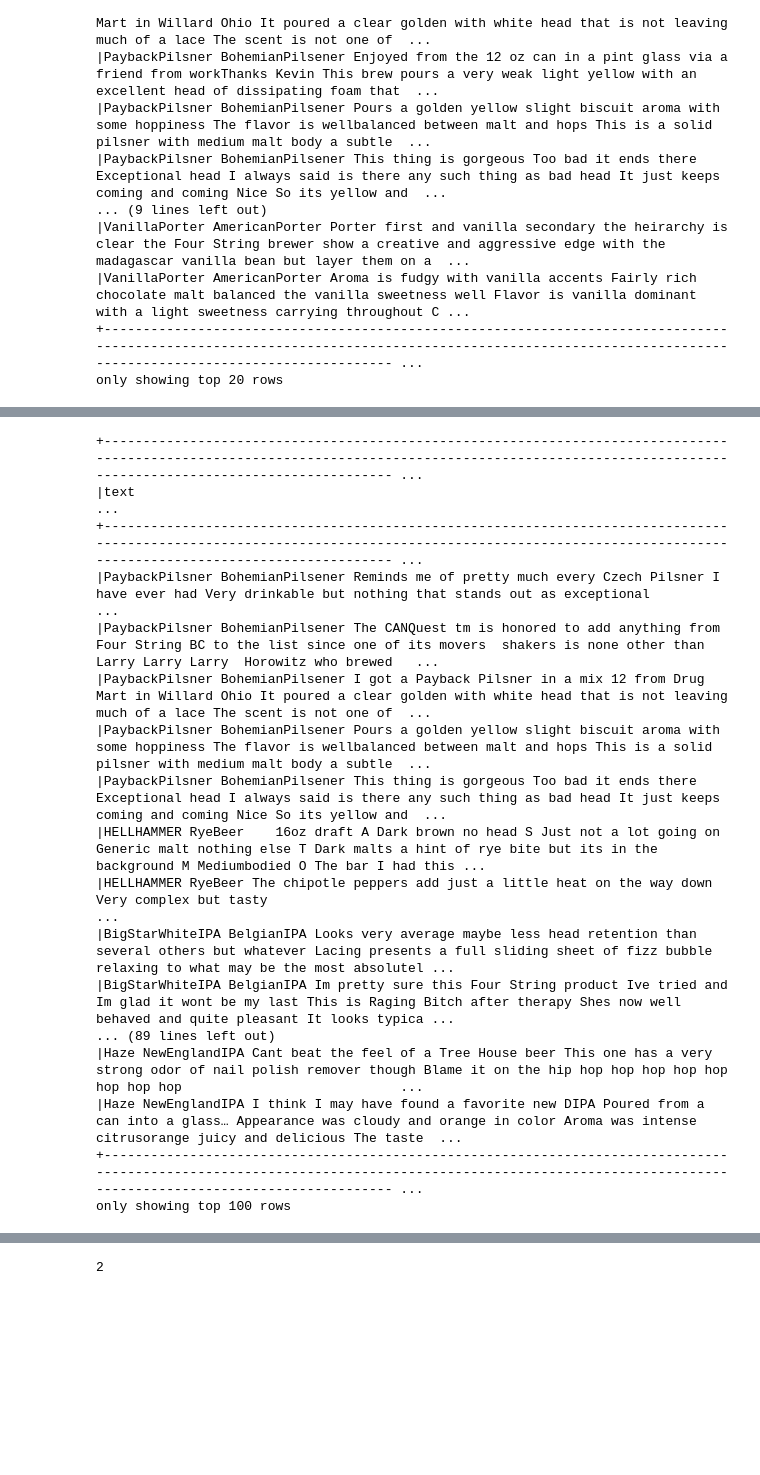
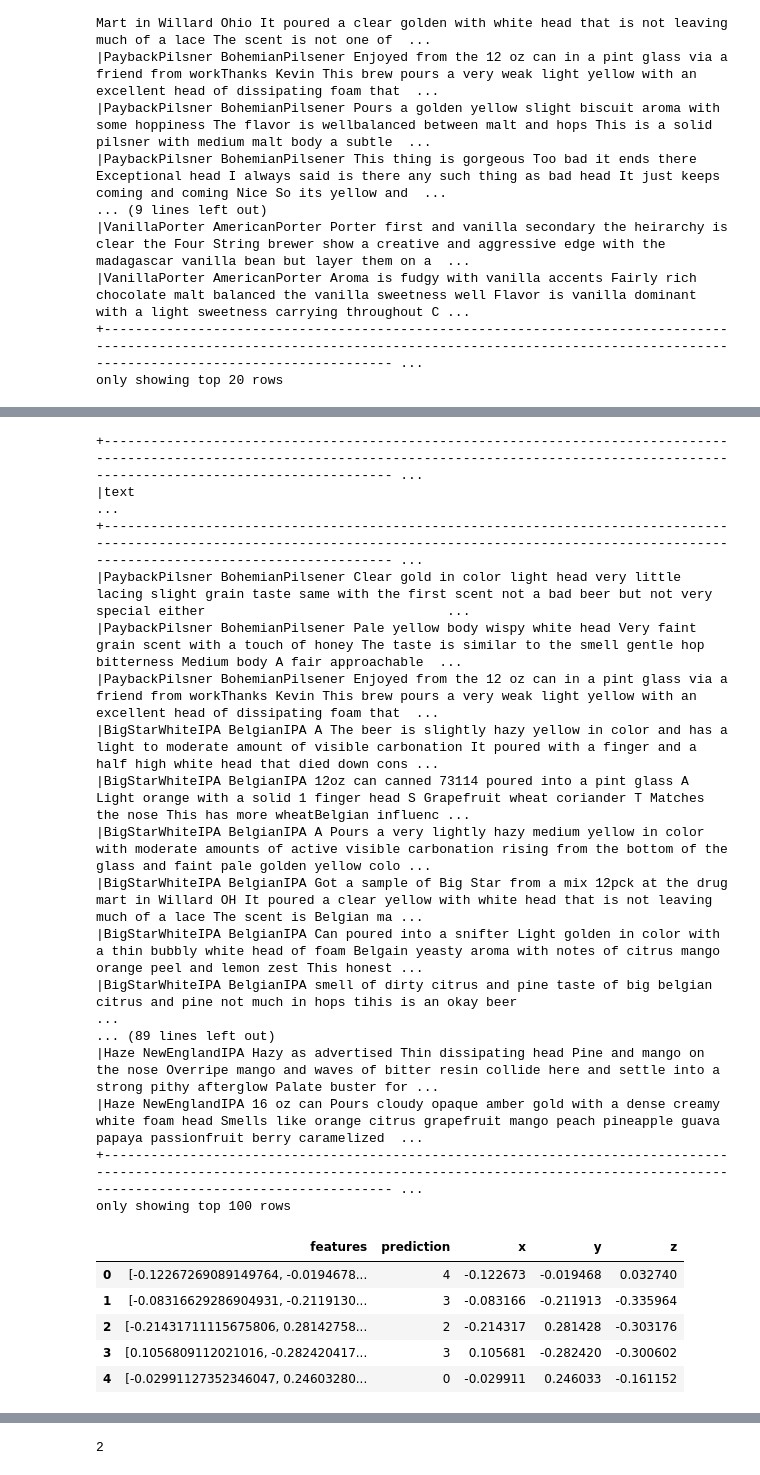
Before and after one commit to jenmusdat/BeerMachineLearning, a Jupyter notebook: Analysis/Jay_word2vec.ipynb, the cells around one changed output, grey strips where cells are left out. Cells and saved outputs as stored; diff of their text form; code cells hidden in the pictures; blank space fills up the shorter version.

```diff
--- a/Analysis/Jay_word2vec.ipynb
+++ b/Analysis/Jay_word2vec.ipynb
@@ -676,22 +709,22 @@ predictions.show()
 only showing top 20 rows
 # %%
 # See if the predicted grouping seeing logical
-predictions.filter("prediction=0").show(100, truncate=False)
+predictions.filter("prediction=3").show(100, truncate=False)
 # %% [output]
 +------------------------------------------------------------------------------------------------------------------------------------------------------------------------------------------------------- ...
 |text                                                                                                                                                                                                    ...
 +------------------------------------------------------------------------------------------------------------------------------------------------------------------------------------------------------- ...
-|PaybackPilsner BohemianPilsener Reminds me of pretty much every Czech Pilsner I have ever had Very drinkable but nothing that stands out as exceptional                                                 ...
-|PaybackPilsner BohemianPilsener The CANQuest tm is honored to add anything from Four String BC to the list since one of its movers  shakers is none other than Larry Larry Larry  Horowitz who brewed   ...
-|PaybackPilsner BohemianPilsener I got a Payback Pilsner in a mix 12 from Drug Mart in Willard Ohio It poured a clear golden with white head that is not leaving much of a lace The scent is not one of  ...
-|PaybackPilsner BohemianPilsener Pours a golden yellow slight biscuit aroma with some hoppiness The flavor is wellbalanced between malt and hops This is a solid pilsner with medium malt body a subtle  ...
-|PaybackPilsner BohemianPilsener This thing is gorgeous Too bad it ends there Exceptional head I always said is there any such thing as bad head It just keeps coming and coming Nice So its yellow and  ...
-|HELLHAMMER RyeBeer    16oz draft A Dark brown no head S Just not a lot going on Generic malt nothing else T Dark malts a hint of rye bite but its in the background M Mediumbodied O The bar I had this ...
-|HELLHAMMER RyeBeer The chipotle peppers add just a little heat on the way down Very complex but tasty                                                                                                   ...
-|BigStarWhiteIPA BelgianIPA Looks very average maybe less head retention than several others but whatever Lacing presents a full sliding sheet of fizz bubble relaxing to what may be the most absolutel ...
-|BigStarWhiteIPA BelgianIPA Im pretty sure this Four String product Ive tried and Im glad it wont be my last This is Raging Bitch after therapy Shes now well behaved and quite pleasant It looks typica ...
+|PaybackPilsner BohemianPilsener Clear gold in color light head very little lacing slight grain taste same with the first scent not a bad beer but not very special either                               ...
+|PaybackPilsner BohemianPilsener Pale yellow body wispy white head Very faint grain scent with a touch of honey The taste is similar to the smell gentle hop bitterness Medium body A fair approachable  ...
+|PaybackPilsner BohemianPilsener Enjoyed from the 12 oz can in a pint glass via a friend from workThanks Kevin This brew pours a very weak light yellow with an excellent head of dissipating foam that  ...
+|BigStarWhiteIPA BelgianIPA A The beer is slightly hazy yellow in color and has a light to moderate amount of visible carbonation It poured with a finger and a half high white head that died down cons ...
+|BigStarWhiteIPA BelgianIPA 12oz can canned 73114 poured into a pint glass A Light orange with a solid 1 finger head S Grapefruit wheat coriander T Matches the nose This has more wheatBelgian influenc ...
+|BigStarWhiteIPA BelgianIPA A Pours a very lightly hazy medium yellow in color with moderate amounts of active visible carbonation rising from the bottom of the glass and faint pale golden yellow colo ...
+|BigStarWhiteIPA BelgianIPA Got a sample of Big Star from a mix 12pck at the drug mart in Willard OH It poured a clear yellow with white head that is not leaving much of a lace The scent is Belgian ma ...
+|BigStarWhiteIPA BelgianIPA Can poured into a snifter Light golden in color with a thin bubbly white head of foam Belgain yeasty aroma with notes of citrus mango orange peel and lemon zest This honest ...
+|BigStarWhiteIPA BelgianIPA smell of dirty citrus and pine taste of big belgian citrus and pine not much in hops tihis is an okay beer                                                                   ...
 ... (89 lines left out)
-|Haze NewEnglandIPA Cant beat the feel of a Tree House beer This one has a very strong odor of nail polish remover though Blame it on the hip hop hop hop hop hop hop hop hop                            ...
-|Haze NewEnglandIPA I think I may have found a favorite new DIPA Poured from a can into a glass… Appearance was cloudy and orange in color Aroma was intense citrusorange juicy and delicious The taste  ...
+|Haze NewEnglandIPA Hazy as advertised Thin dissipating head Pine and mango on the nose Overripe mango and waves of bitter resin collide here and settle into a strong pithy afterglow Palate buster for ...
+|Haze NewEnglandIPA 16 oz can Pours cloudy opaque amber gold with a dense creamy white foam head Smells like orange citrus grapefruit mango peach pineapple guava papaya passionfruit berry caramelized  ...
 +------------------------------------------------------------------------------------------------------------------------------------------------------------------------------------------------------- ...
 only showing top 100 rows
@@ -697,0 +736,9 @@ only showing top 100 rows
+# %%
+pandas_predictions_df.head()
+# %% [output]
+|  | features | prediction | x | y | z |
+| 0 | [-0.12267269089149764, -0.0194678... | 4 | -0.122673 | -0.019468 | 0.032740 |
+| 1 | [-0.08316629286904931, -0.2119130... | 3 | -0.083166 | -0.211913 | -0.335964 |
+| 2 | [-0.21431711115675806, 0.28142758... | 2 | -0.214317 | 0.281428 | -0.303176 |
+| 3 | [0.1056809112021016, -0.282420417... | 3 | 0.105681 | -0.282420 | -0.300602 |
+| 4 | [-0.02991127352346047, 0.24603280... | 0 | -0.029911 | 0.246033 | -0.161152 |
```
Also changed, not shown: parts of 16 cells of this notebook.
